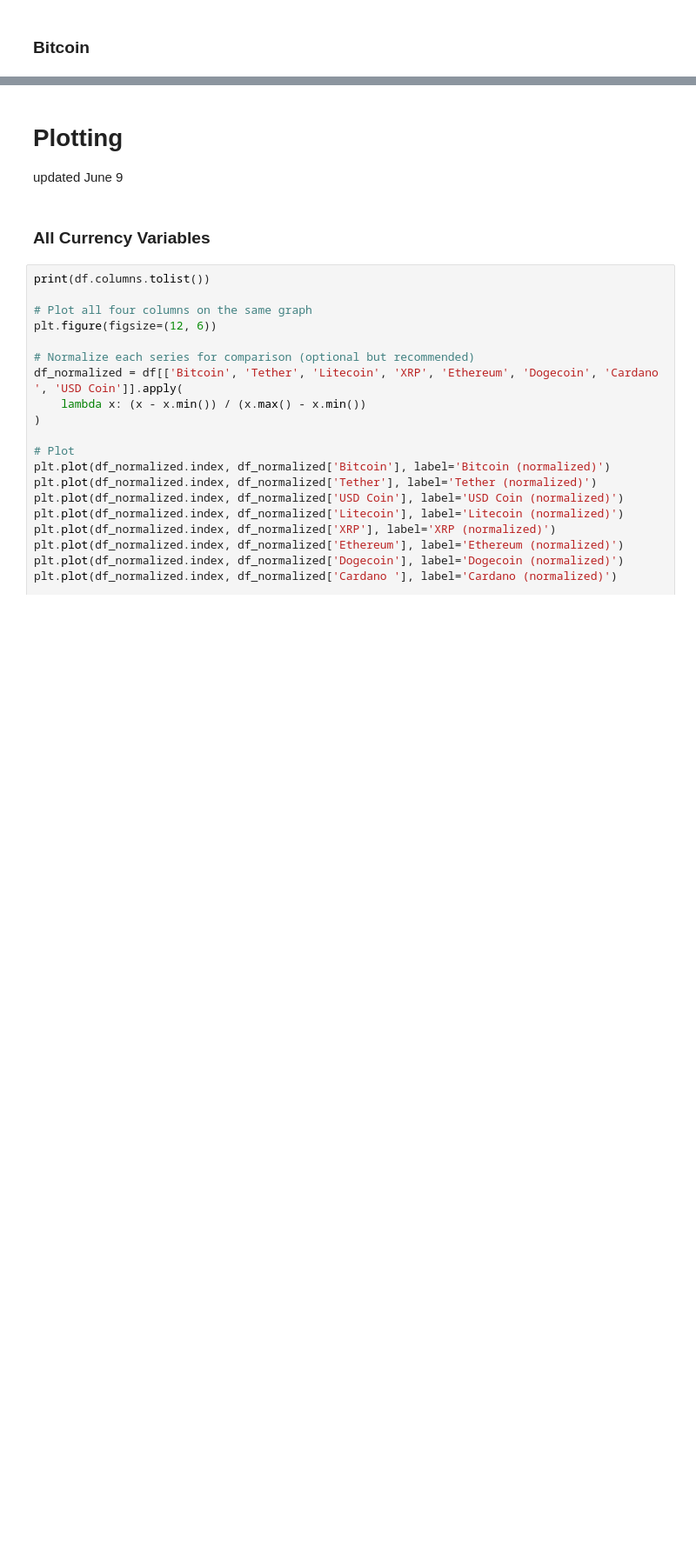
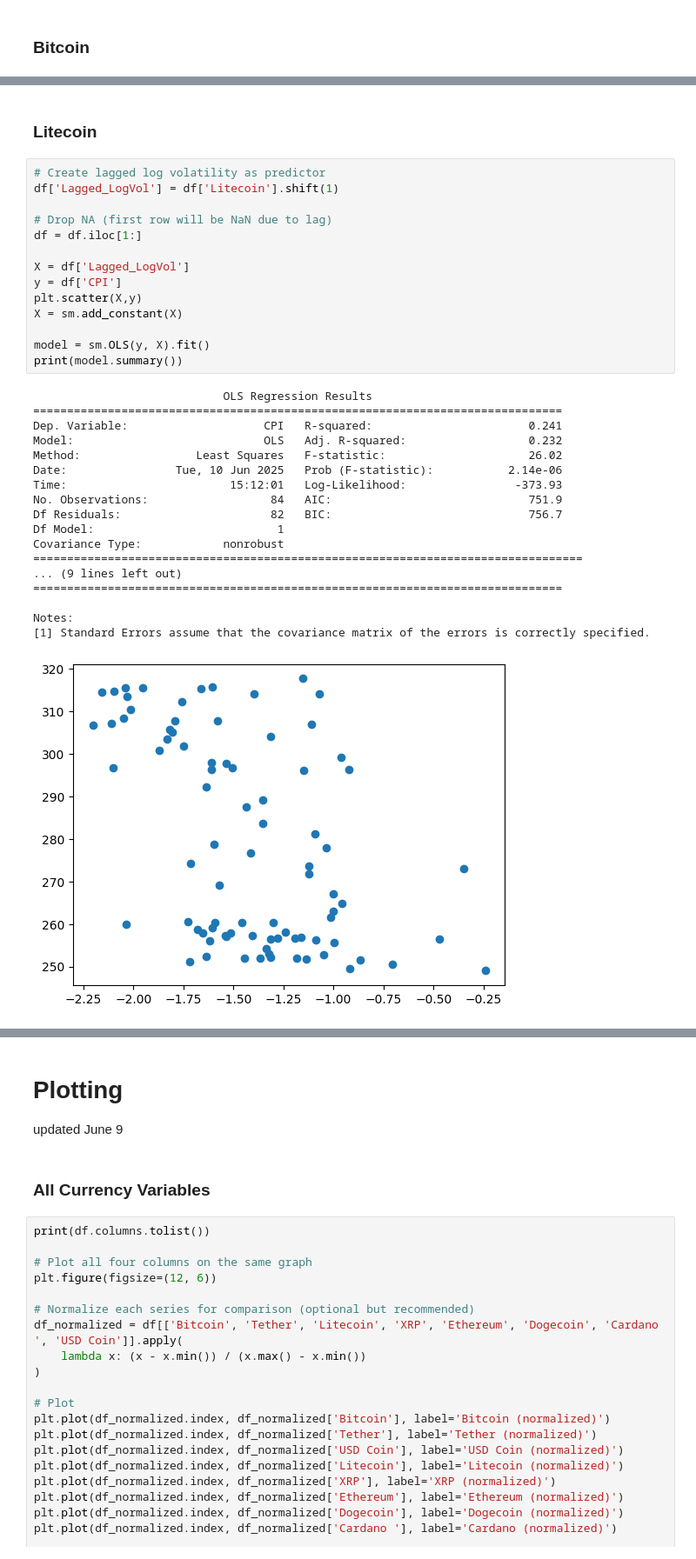
Before and after one commit to tianyishen701/CryptoMacroecon-Prediction-CSUREMM, a Jupyter notebook: CSUREMM_Project_Code.ipynb, the cells around one changed output, grey strips where cells are left out. Shown at 87% size. Cells and saved outputs as stored; diff of their text form; blank space fills up the shorter version.

```diff
--- a/CSUREMM_Project_Code.ipynb
+++ b/CSUREMM_Project_Code.ipynb
@@ -166,3 +166,38 @@ Covariance Type:            nonrobust
 
 Notes:
 [1] Standard Errors assume that the covariance matrix of the errors is correctly specified.
+# %% [markdown]
+### Litecoin
+# %%
+# Create lagged log volatility as predictor
+df['Lagged_LogVol'] = df['Litecoin'].shift(1)
+
+# Drop NA (first row will be NaN due to lag)
+df = df.iloc[1:]
+
+X = df['Lagged_LogVol']
+y = df['CPI']
+plt.scatter(X,y)
+X = sm.add_constant(X)
+
+model = sm.OLS(y, X).fit()
+print(model.summary())
+# %% [output]
+                            OLS Regression Results
+==============================================================================
+Dep. Variable:                    CPI   R-squared:                       0.241
+Model:                            OLS   Adj. R-squared:                  0.232
+Method:                 Least Squares   F-statistic:                     26.02
+Date:                Tue, 10 Jun 2025   Prob (F-statistic):           2.14e-06
+Time:                        15:12:01   Log-Likelihood:                -373.93
+No. Observations:                  84   AIC:                             751.9
+Df Residuals:                      82   BIC:                             756.7
+Df Model:                           1
+Covariance Type:            nonrobust
+=================================================================================
+... (9 lines left out)
+==============================================================================
+
+Notes:
+[1] Standard Errors assume that the covariance matrix of the errors is correctly specified.
+[figure, added]
```
Also changed, not shown: parts of 17 cells of this notebook.
